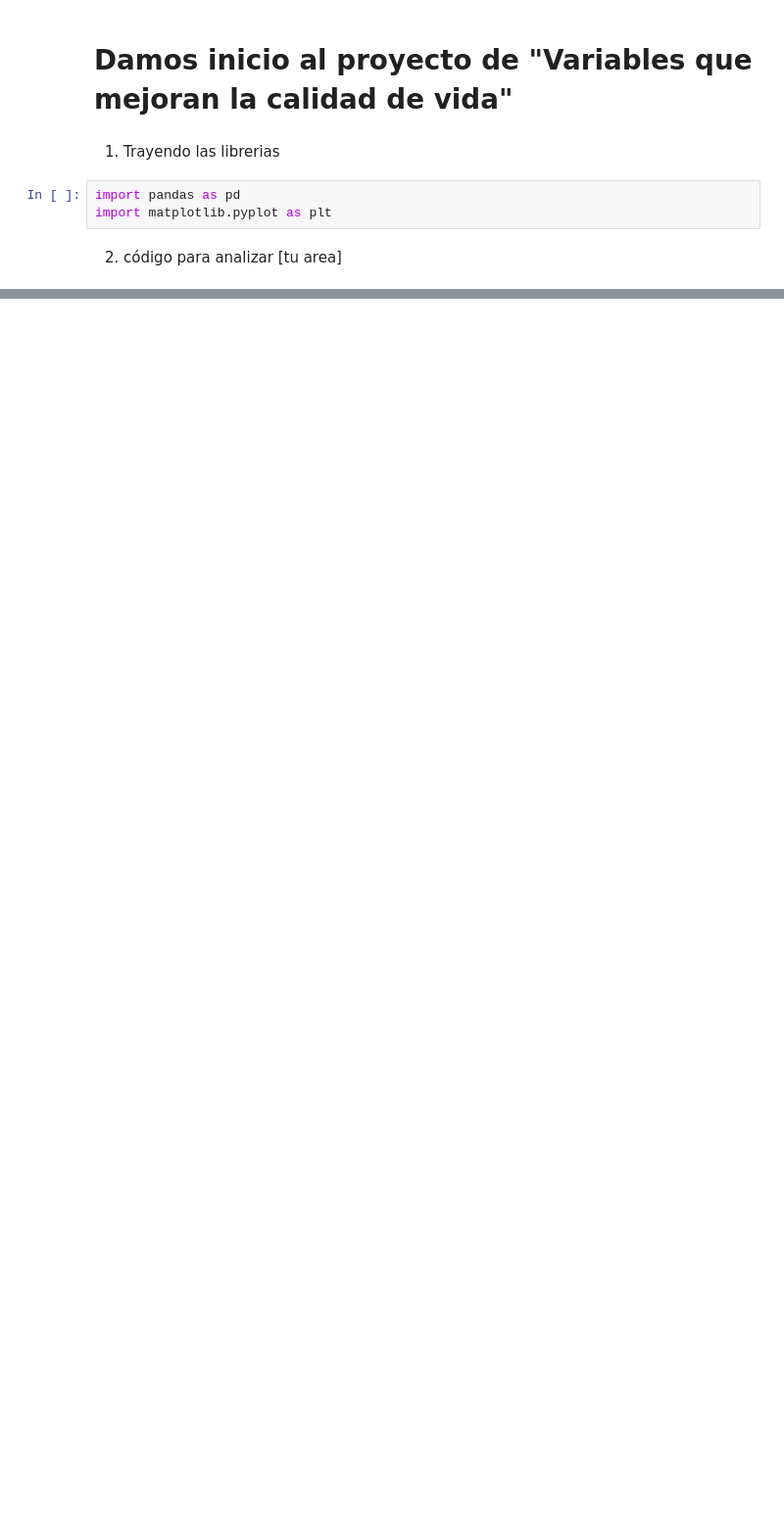
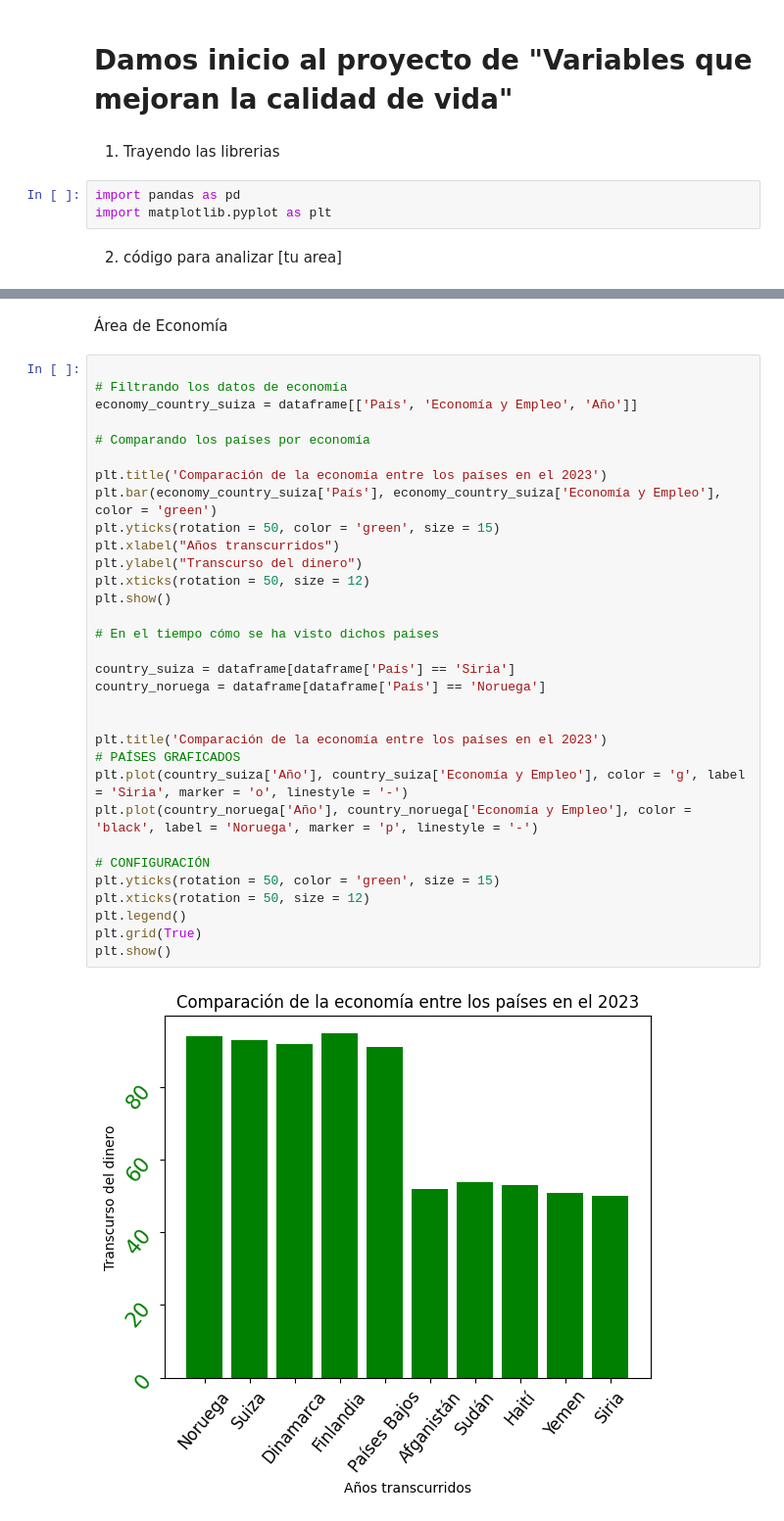
Before and after one commit to VzGabo/hallacas, a Jupyter notebook: proyecto/index.ipynb, the cells around one changed output, grey strips where cells are left out. Shown: that part at 98% size. Saved outputs shown, nothing was run; the diff lists cells and outputs as text; blank space fills up the shorter version.

```diff
--- a/proyecto/index.ipynb
+++ b/proyecto/index.ipynb
@@ -59,0 +55,36 @@ plt.show()
+# %% [markdown]
+Área de Economía
+# %%
+
+# Filtrando los datos de economía
+economy_country_suiza = dataframe[['País', 'Economía y Empleo', 'Año']]
+
+# Comparando los países por economía
+
+plt.title('Comparación de la economía entre los países en el 2023')
+plt.bar(economy_country_suiza['País'], economy_country_suiza['Economía y Empleo'], color = 'green')
+plt.yticks(rotation = 50, color = 'green', size = 15)
+plt.xlabel("Años transcurridos")
+plt.ylabel("Transcurso del dinero")
+plt.xticks(rotation = 50, size = 12)
+plt.show()
+
+# En el tiempo cómo se ha visto dichos paises
+
+country_suiza = dataframe[dataframe['País'] == 'Siria']
+country_noruega = dataframe[dataframe['País'] == 'Noruega']
+
+
+plt.title('Comparación de la economía entre los países en el 2023')
+# PAÍSES GRAFICADOS
+plt.plot(country_suiza['Año'], country_suiza['Economía y Empleo'], color = 'g', label = 'Siria', marker = 'o', linestyle = '-')
+plt.plot(country_noruega['Año'], country_noruega['Economía y Empleo'], color = 'black', label = 'Noruega', marker = 'p', linestyle = '-')
+
+# CONFIGURACIÓN
+plt.yticks(rotation = 50, color = 'green', size = 15)
+plt.xticks(rotation = 50, size = 12)
+plt.legend()
+plt.grid(True)
+plt.show()
+# %% [output]
+[figure, added]
```
Also changed, not shown: parts of 4 cells of this notebook.
